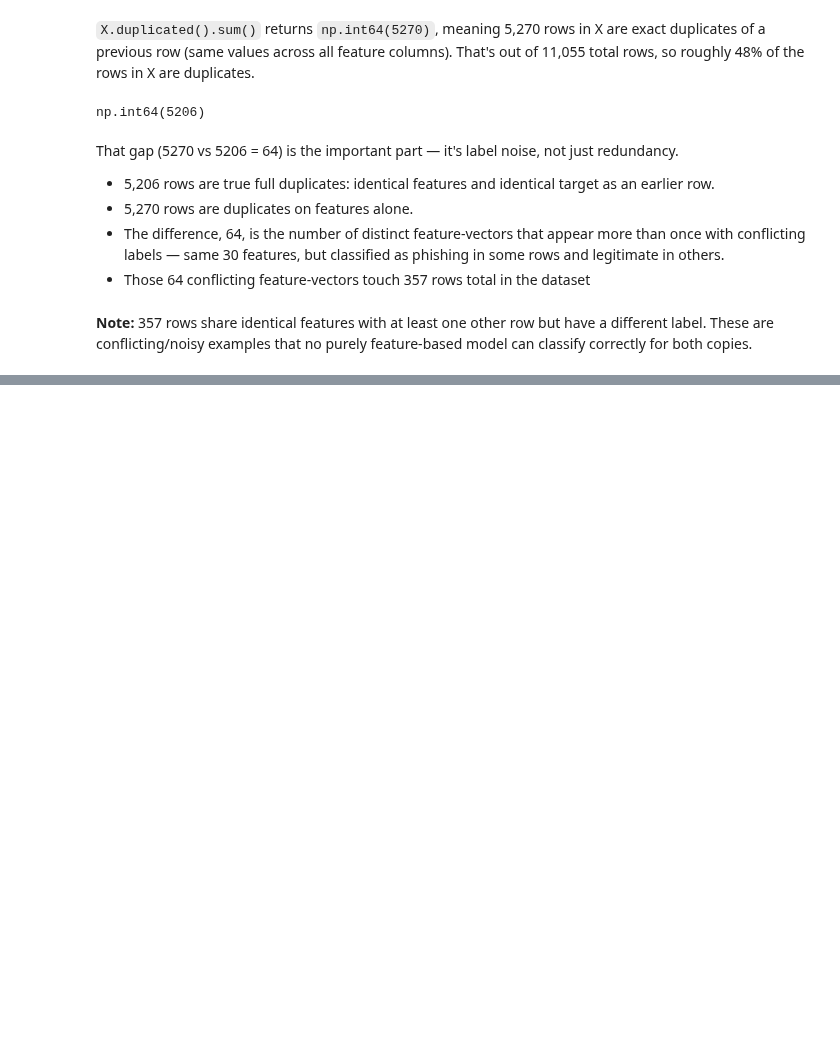
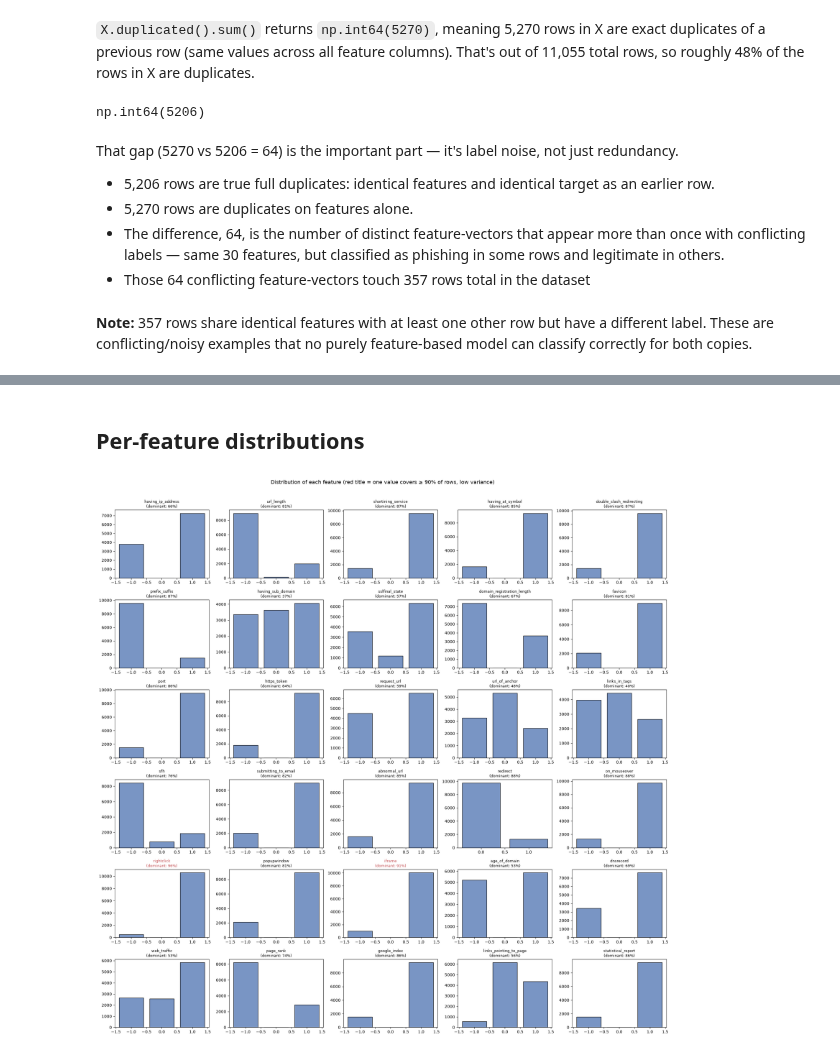
Before and after one commit to imgabrielas/Not-So-Small-ML, a Jupyter notebook: Phishing Websites/notebook.ipynb, the cells around one changed output, grey strips where cells are left out. Cells and saved outputs as stored; diff of their text form; code cells hidden in the pictures; blank space fills up the shorter version.

Commit message:
feature distribution

```diff
--- a/Phishing Websites/notebook.ipynb
+++ b/Phishing Websites/notebook.ipynb
@@ -145,0 +210,27 @@ That gap (5270 vs 5206 = 64) is the important part — it's label noise, not jus
+# %% [markdown]
+## Per-feature distributions
+# %%
+n_cols = 5
+n_rows = int(np.ceil(len(X.columns) / n_cols))
+fig, axes = plt.subplots(n_rows, n_cols, figsize=(n_cols * 4, n_rows * 3.2))
+axes = axes.flatten()
+
+for ax, col in zip(axes, X.columns):
+    sns.histplot(data=X, x=col, discrete=True, shrink=0.8, ax=ax, color='#4C72B0')
+    dominant_pct = X[col].value_counts(normalize=True).max() * 100
+    title_color = '#C44E52' if dominant_pct >= 90 else 'black'
+    ax.set_title(f'{col}\n(dominant: {dominant_pct:.0f}%)', fontsize=9, color=title_color)
+    ax.set_xlabel('')
+    ax.set_ylabel('')
+
+for ax in axes[len(X.columns):]:
+    ax.axis('off')
+
+fig.suptitle(
+    'Distribution of each feature (red title = one value covers ≥ 90% of rows, low variance)',
+    y=1.01, fontsize=13,
+)
+plt.tight_layout()
+plt.show()
+# %% [output]
+[figure, added]
```
Also changed, not shown: parts of 8 cells of this notebook.
